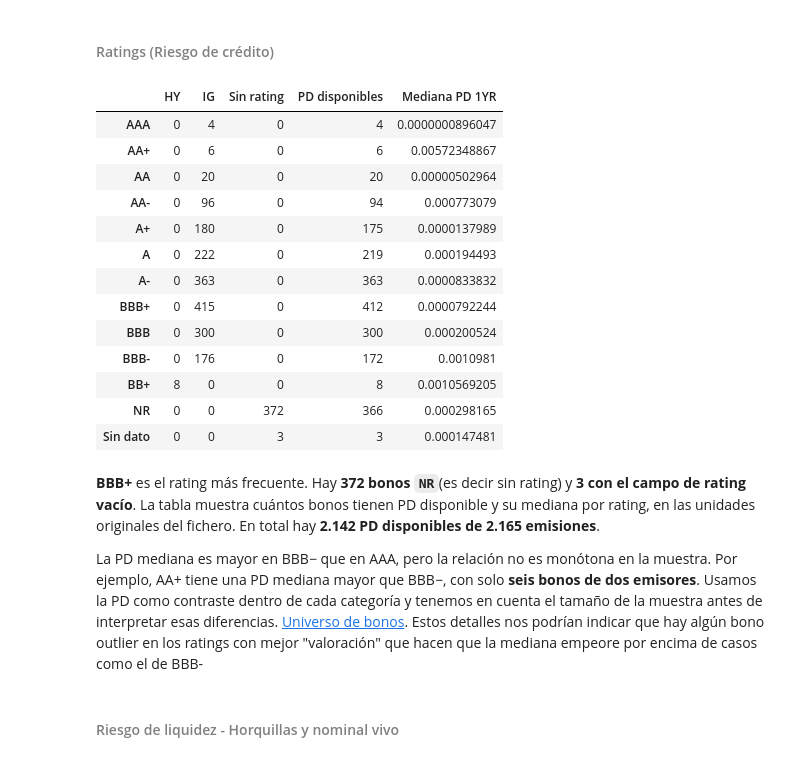
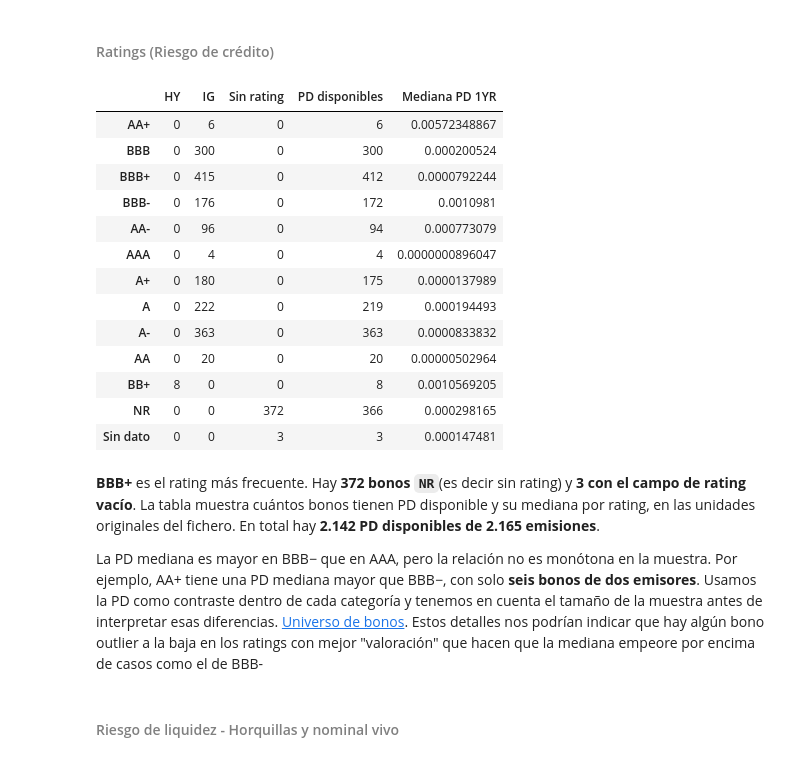
Before and after one commit to alejandroperezpujante/taller-rf-miax15, a Jupyter notebook: src/analisis_cartera.ipynb, the cells around one changed output. Saved outputs shown, nothing was run; the diff lists cells and outputs as text; code cells hidden in the pictures.

```diff
--- a/src/analisis_cartera.ipynb
+++ b/src/analisis_cartera.ipynb
@@ -275,49 +275,46 @@ Como podemos observar los sectores más predominantes son el **financiero**, el
 # %% [markdown]
 #### <font color=#808080>Ratings (Riesgo de crédito)</font>
 # %%
-RATINGS_IG = ("AAA", "AA+", "AA", "AA-", "A+", "A", "A-", "BBB+", "BBB", "BBB-")
-RATINGS_HY = ("BB+", "BB", "BB-", "B+", "B", "B-", "CCC+", "CCC", "CCC-", "CC", "C", "D")
-
 universo["Bucket"] = universo["Rating"].map(
     dict.fromkeys(RATINGS_IG, "IG") | dict.fromkeys(RATINGS_HY, "HY"),
 ).fillna("Sin rating")
 
 rating = universo["Rating"].fillna("Sin dato")
 tabla_ratings = pd.crosstab(rating, universo["Bucket"])
 
 # La mediana resume la PD de las emisiones con dato en cada grupo.
 pd_por_rating = universo.groupby(rating)["PD 1YR"].agg(
     **{"PD disponibles": "count", "Mediana PD 1YR": "median"}
 )
 pd_por_rating["Mediana PD 1YR"] = pd_por_rating["Mediana PD 1YR"].map(
     lambda valor: "Sin dato" if pd.isna(valor) else f"{Decimal(str(valor)).normalize():f}"
 )
 tabla_ratings = tabla_ratings.join(pd_por_rating).rename_axis(columns=None)
 
 # Conservamos los ratings observados y dejamos al final los que están fuera de la escala.
-orden_ratings = pd.Index(RATINGS_IG + RATINGS_HY)
+orden_ratings = pd.Index(RATINGS_IG.union(RATINGS_HY))
 ratings_en_escala = orden_ratings.intersection(tabla_ratings.index, sort=False)
 otros_ratings = tabla_ratings.index.difference(orden_ratings, sort=False)
 display(tabla_ratings.reindex(ratings_en_escala.append(otros_ratings)))
 # %% [output]
 |  | HY | IG | Sin rating | PD disponibles | Mediana PD 1YR |
+| AA+ | 0 | 6 | 0 | 6 | 0.00572348867 |
+| BBB | 0 | 300 | 0 | 300 | 0.000200524 |
+| BBB+ | 0 | 415 | 0 | 412 | 0.0000792244 |
+| BBB- | 0 | 176 | 0 | 172 | 0.0010981 |
+| AA- | 0 | 96 | 0 | 94 | 0.000773079 |
 | AAA | 0 | 4 | 0 | 4 | 0.0000000896047 |
-| AA+ | 0 | 6 | 0 | 6 | 0.00572348867 |
-| AA | 0 | 20 | 0 | 20 | 0.00000502964 |
-| AA- | 0 | 96 | 0 | 94 | 0.000773079 |
 | A+ | 0 | 180 | 0 | 175 | 0.0000137989 |
 | A | 0 | 222 | 0 | 219 | 0.000194493 |
 | A- | 0 | 363 | 0 | 363 | 0.0000833832 |
-| BBB+ | 0 | 415 | 0 | 412 | 0.0000792244 |
-| BBB | 0 | 300 | 0 | 300 | 0.000200524 |
-| BBB- | 0 | 176 | 0 | 172 | 0.0010981 |
+| AA | 0 | 20 | 0 | 20 | 0.00000502964 |
 | BB+ | 8 | 0 | 0 | 8 | 0.0010569205 |
 | NR | 0 | 0 | 372 | 366 | 0.000298165 |
 | Sin dato | 0 | 0 | 3 | 3 | 0.000147481 |
 # %% [markdown]
 **BBB+** es el rating más frecuente. Hay **372 bonos `NR`**(es decir sin rating) y **3 con el campo de rating vacío**. La tabla muestra cuántos bonos tienen PD disponible y su mediana por rating, en las unidades originales del fichero. En total hay **2.142 PD disponibles de 2.165 emisiones**.
 
-La PD mediana es mayor en BBB− que en AAA, pero la relación no es monótona en la muestra. Por ejemplo, AA+ tiene una PD mediana mayor que BBB−, con solo **seis bonos de dos emisores**. Usamos la PD como contraste dentro de cada categoría y tenemos en cuenta el tamaño de la muestra antes de interpretar esas diferencias. [Universo de bonos](../data/universo.csv). Estos detalles nos podrían indicar que hay algún bono outlier en los ratings con mejor "valoración" que hacen que la mediana empeore por encima de casos como el de BBB-
+La PD mediana es mayor en BBB− que en AAA, pero la relación no es monótona en la muestra. Por ejemplo, AA+ tiene una PD mediana mayor que BBB−, con solo **seis bonos de dos emisores**. Usamos la PD como contraste dentro de cada categoría y tenemos en cuenta el tamaño de la muestra antes de interpretar esas diferencias. [Universo de bonos](../data/universo.csv). Estos detalles nos podrían indicar que hay algún bono outlier a la baja en los ratings con mejor "valoración" que hacen que la mediana empeore por encima de casos como el de BBB-
 # %% [markdown]
 #### <font color=#808080>Riesgo de liquidez - Horquillas y nominal vivo</font>
 # %%
```
Also changed, not shown: parts of 2 cells of this notebook, 1 other file.
